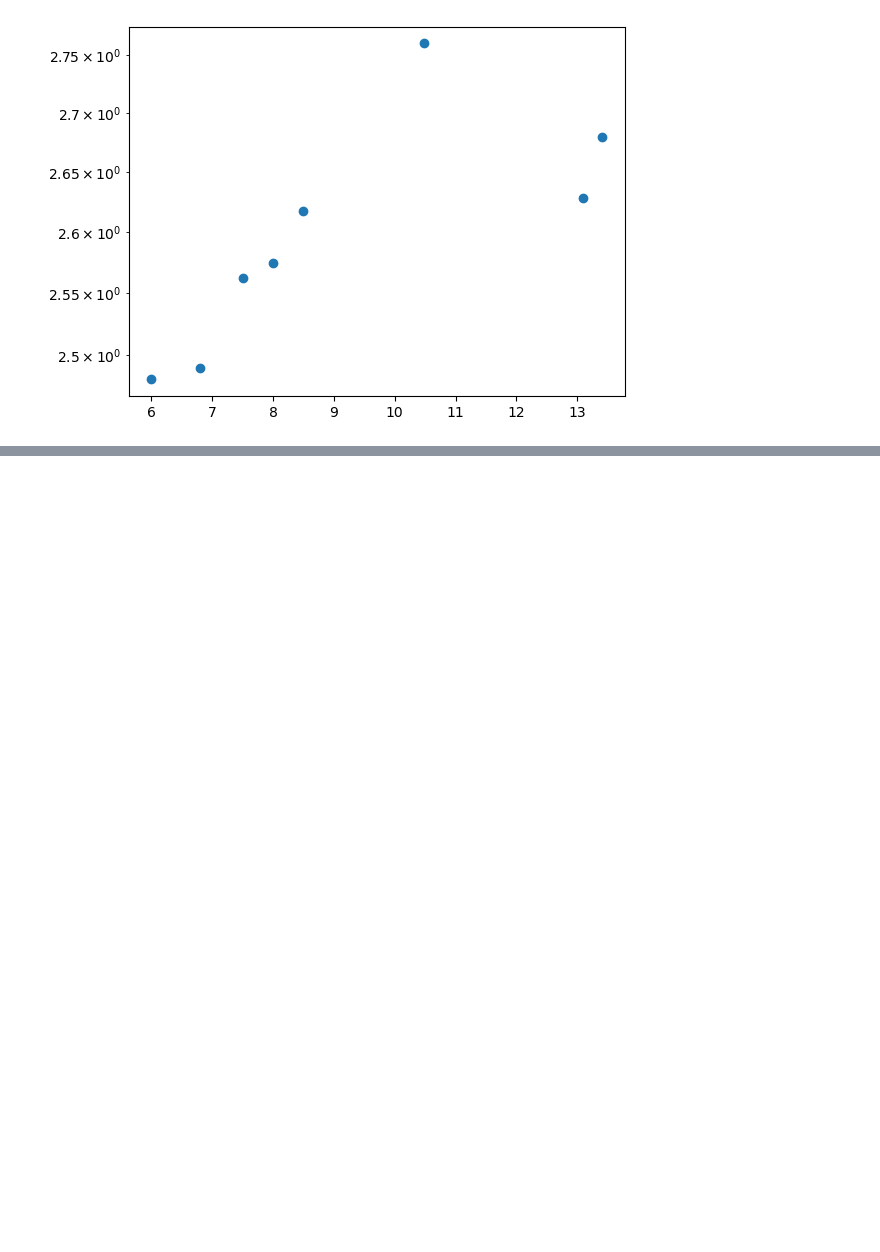
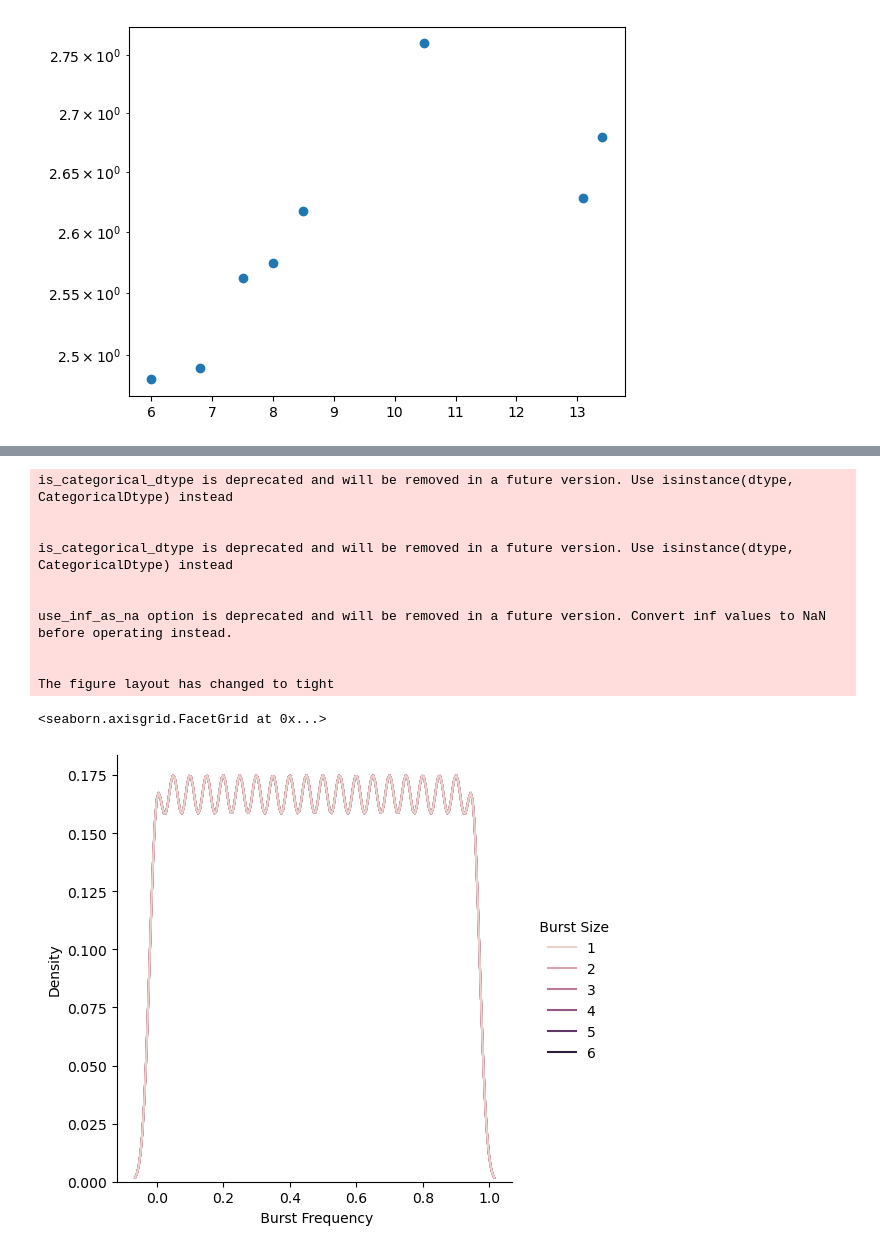
Before and after one commit to Adrien-Berard/InternshipKU, a Jupyter notebook: ModellingChromatine/read_scan_cenH.ipynb, the cells around one changed output, grey strips where cells are left out. Saved outputs shown, nothing was run; the diff lists cells and outputs as text; code cells hidden in the pictures; blank space fills up the shorter version.

```diff
--- a/ModellingChromatine/read_scan_cenH.ipynb
+++ b/ModellingChromatine/read_scan_cenH.ipynb
@@ -136,0 +204,15 @@ sns.regplot(x =X, y=Y)
+# %%
+sns.displot(df, x=" Burst Frequency", hue=" Burst Size", kind="kde")
+# %% [output]
+is_categorical_dtype is deprecated and will be removed in a future version. Use isinstance(dtype, CategoricalDtype) instead
+
+
+is_categorical_dtype is deprecated and will be removed in a future version. Use isinstance(dtype, CategoricalDtype) instead
+
+
+use_inf_as_na option is deprecated and will be removed in a future version. Convert inf values to NaN before operating instead.
+
+
+The figure layout has changed to tight
+<seaborn.axisgrid.FacetGrid at 0x...>
+[figure, added]
```
Also changed, not shown: parts of 14 cells of this notebook, 1 other file.
